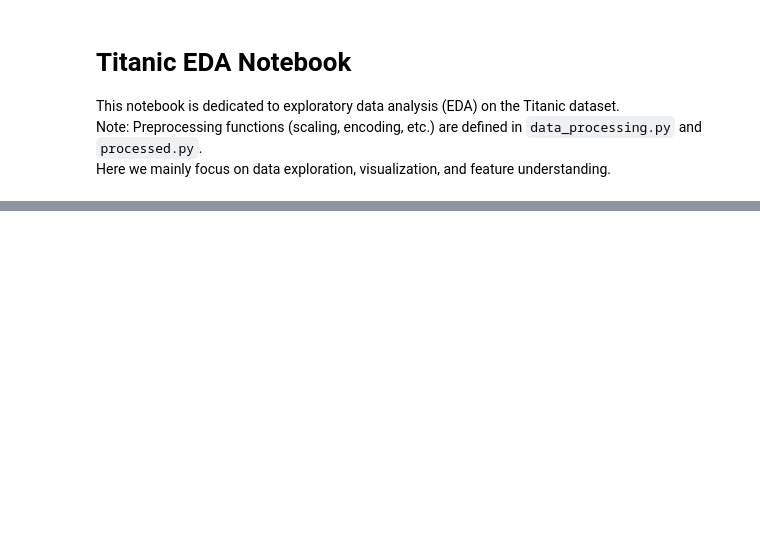
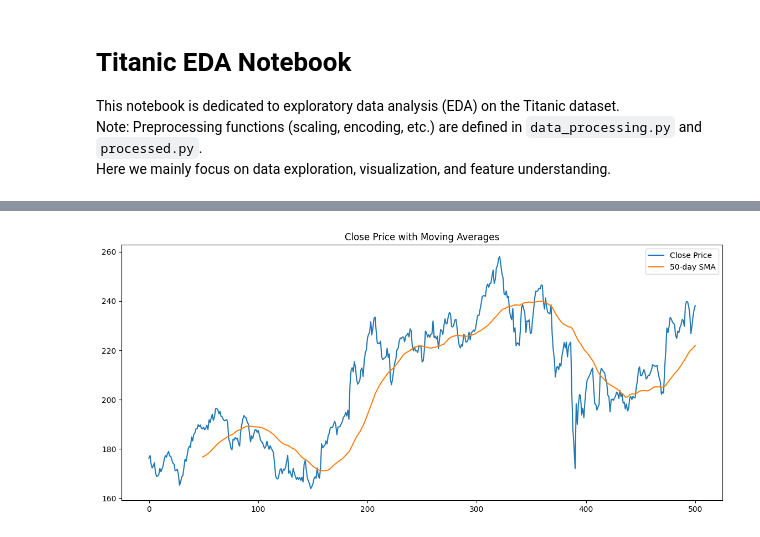
Before and after one commit to laithalfar/Stock_Prediction, a Jupyter notebook: notebooks/1_eda.ipynb, the cells around one changed output, grey strips where cells are left out. Drawn from its saved outputs; the diff is of its cells as text; code cells hidden in the pictures; blank space fills up the shorter version.

```diff
--- a/notebooks/1_eda.ipynb
+++ b/notebooks/1_eda.ipynb
@@ -16,4 +24,12 @@ from data_processing import min_max_scale, standardize, one_hot_encode
 # %%
-# 2. Load Raw Dataset
-df = pd.read_csv("titanic.csv")  # adjust path if needed
+# ================================
+# 2. Load Raw Data
+# ================================
+df = pd.read_excel("../data/raw.xlsx")  # adjust path if needed
 df.head()
+print("Shape of dataset:", df.shape)
+df.info()
+df.describe()
+df.isnull().sum()
+
+print("df columns: ",df.columns)
@@ -31,13 +112,20 @@ plt.show()
 # %%
-# 5. Numerical Feature Exploration
-fig, axs = plt.subplots(1, 2, figsize=(12, 5))
-
-sns.histplot(df["Age"].dropna(), bins=30, kde=True, ax=axs[0])
-axs[0].set_title("Age Distribution")
-
-sns.histplot(df["Fare"], bins=30, kde=True, ax=axs[1])
-axs[1].set_title("Fare Distribution")
-
-plt.tight_layout()
-plt.show()
+# ================================
+# 5. Feature Engineering Exploration
+# ================================
+df = feature_engineering(df)
+#print("df columns: ",df.columns)
+# %%
+# Example: Moving Averages
+plt.figure(figsize=(14,6))
+plt.plot(df['Close'], label="Close Price")
+if 'SMA_20' in df.columns:
+    plt.plot(df['SMA_20'], label="20-day SMA")
+if 'SMA_50' in df.columns:
+    plt.plot(df['SMA_50'], label="50-day SMA")
+plt.title("Close Price with Moving Averages")
+plt.legend()
+plt.show()
+# %% [output]
+[figure, added]
 # %%
```
Also changed, not shown: parts of 7 cells of this notebook, 2 other files.
